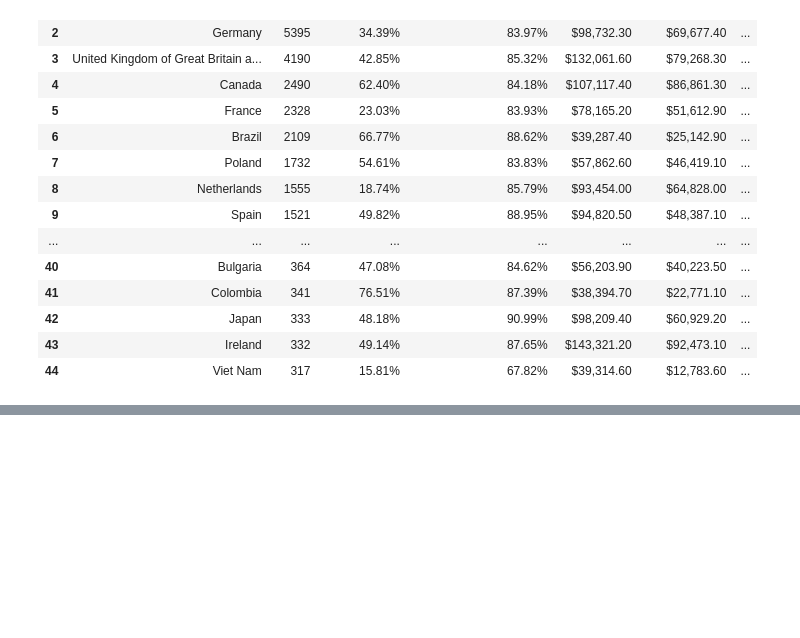
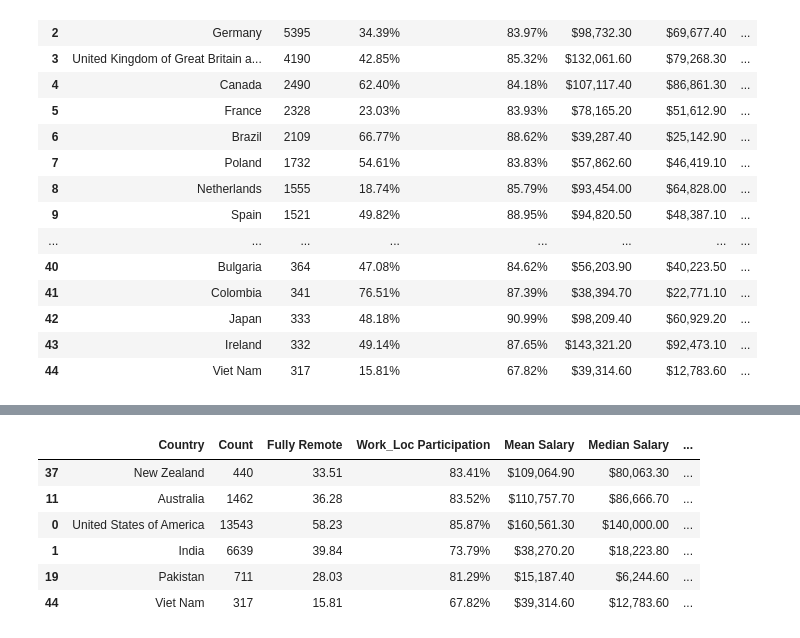
Before and after one commit to Adison-Fryman/SOF-survey-Analysis, a Jupyter notebook: Report on Stack Overflow Data from 2023.ipynb, the cells around one changed output, grey strips where cells are left out. Saved outputs shown, nothing was run; the diff lists cells and outputs as text; code cells hidden in the pictures; blank space fills up the shorter version.

```diff
--- a/Report on Stack Overflow Data from 2023.ipynb
+++ b/Report on Stack Overflow Data from 2023.ipynb
@@ -262,0 +309,13 @@ df_45
+# %%
+Age_sort = df_45.sort_values('Mean Age', ascending = False)
+
+Age_high_low = pd.concat([Age_sort.head(3), Age_sort.tail(3)])
+Age_high_low
+# %% [output]
+|  | Country | Count | Fully Remote | Work_Loc Participation | Mean Salary | Median Salary | ... |
+| 37 | New Zealand | 440 | 33.51 | 83.41% | $109,064.90 | $80,063.30 | ... |
+| 11 | Australia | 1462 | 36.28 | 83.52% | $110,757.70 | $86,666.70 | ... |
+| 0 | United States of America | 13543 | 58.23 | 85.87% | $160,561.30 | $140,000.00 | ... |
+| 1 | India | 6639 | 39.84 | 73.79% | $38,270.20 | $18,223.80 | ... |
+| 19 | Pakistan | 711 | 28.03 | 81.29% | $15,187.40 | $6,244.60 | ... |
+| 44 | Viet Nam | 317 | 15.81 | 67.82% | $39,314.60 | $12,783.60 | ... |
```
Also changed, not shown: parts of 12 cells of this notebook, 3 other files.
